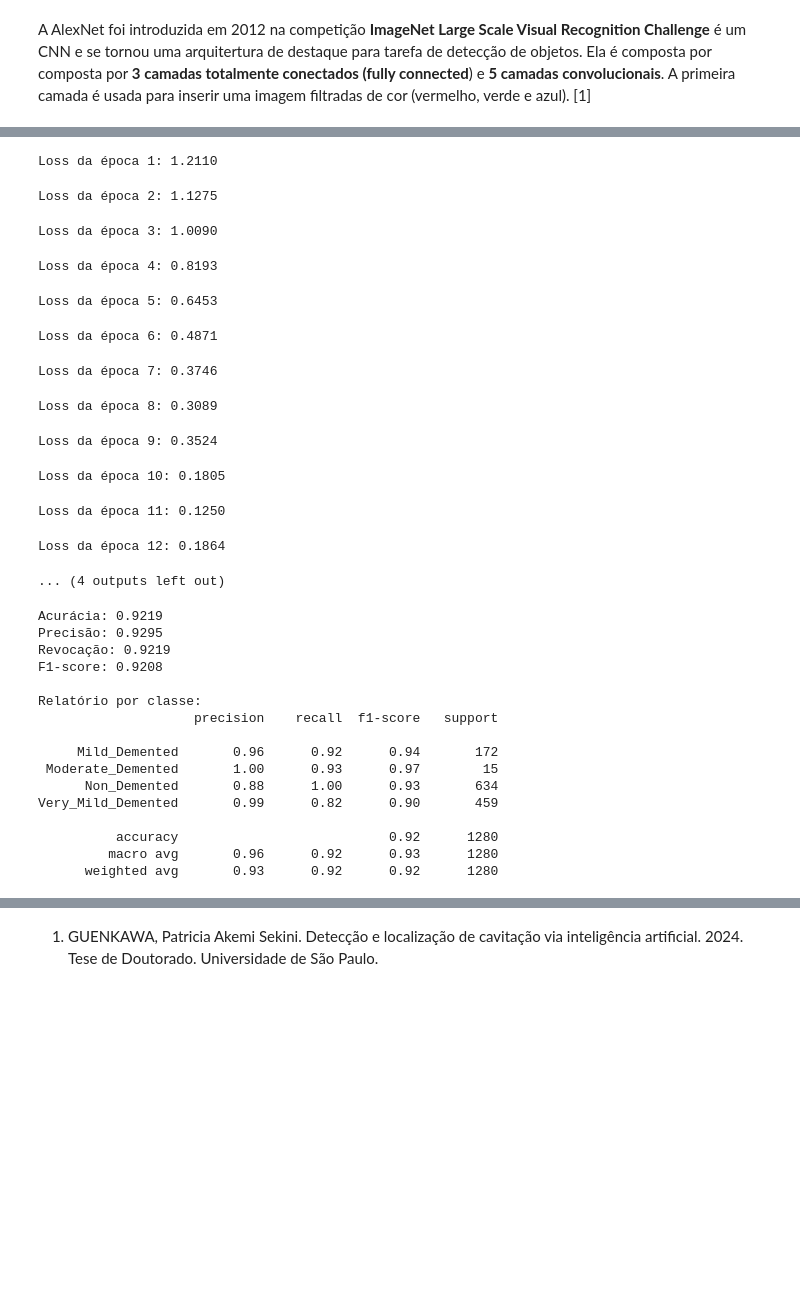
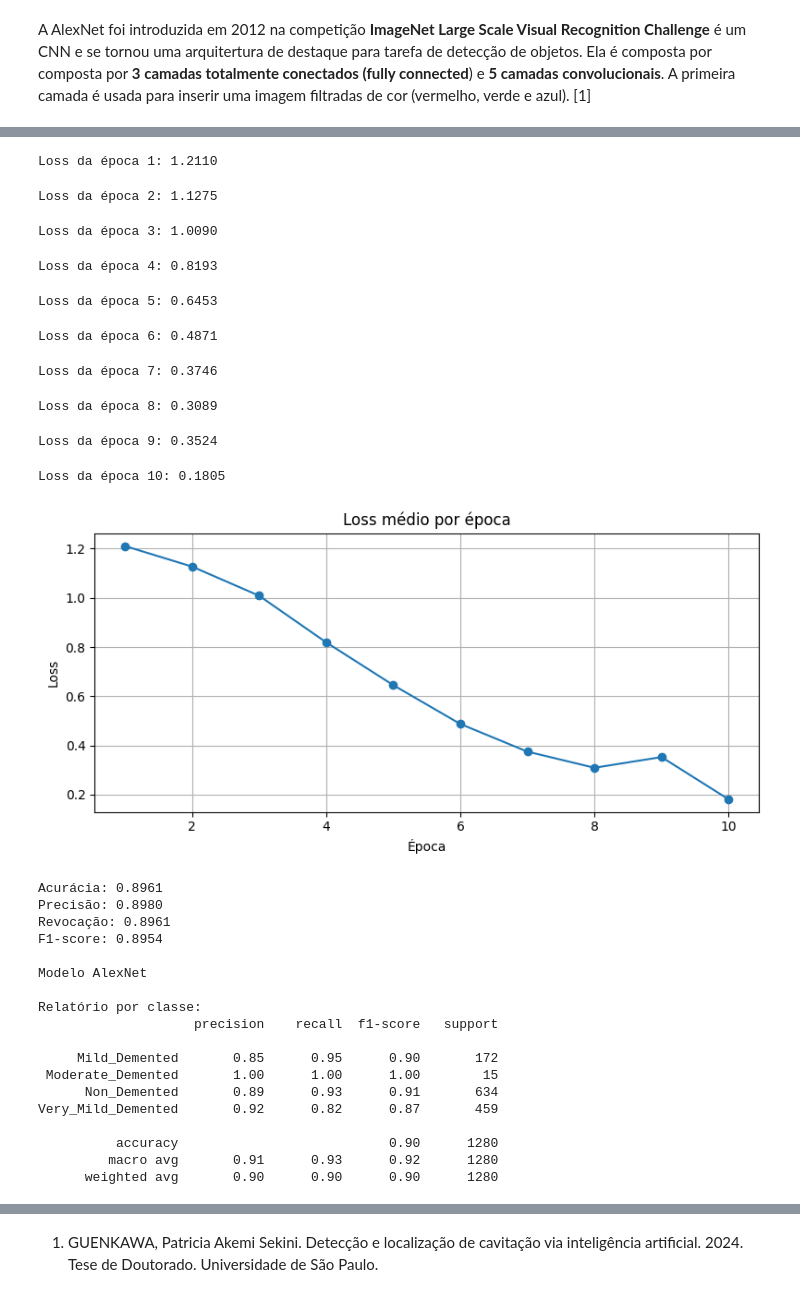
Before and after one commit to lucasjdc/tcc-especializacao, a Jupyter notebook: AlexNet.ipynb, the cells around one changed output, grey strips where cells are left out. Cells and saved outputs as stored; diff of their text form; code cells hidden in the pictures; blank space fills up the shorter version.

Commit message:
Add results from all models and accuracy plots

```diff
--- a/AlexNet.ipynb
+++ b/AlexNet.ipynb
@@ -117,7 +121,9 @@ from tqdm import tqdm
 
 # Inicializa histórico
 epoch_losses = []
-num_epochs = 15
+num_epochs = 10
+
+star_time = time.time()
 
 for epoch in range(num_epochs):
     model.train()
@@ -133,36 +139,37 @@ for epoch in range(num_epochs):
         loss.backward()
         optimizer.step()
 
         running_loss += loss.item()
 
     # Média da época
     epoch_loss = running_loss / len(dataloader)
     epoch_losses.append(epoch_loss)
     print(f"Loss da época {epoch+1}: {epoch_loss:.4f}")
 
+end_time = time.time()
+tempo_total = end_time - star_time
+
 # Grafico por época
 plt.figure(figsize=(8, 4))
 plt.plot(range(1, num_epochs+1), epoch_losses, marker='o')
 plt.title("Loss médio por época")
 plt.xlabel("Época")
 plt.ylabel("Loss")
 plt.grid(True)
 plt.tight_layout()
 plt.show()
 # %% [output]
 Loss da época 1: 1.2110
 Loss da época 2: 1.1275
 Loss da época 3: 1.0090
 Loss da época 4: 0.8193
 Loss da época 5: 0.6453
 Loss da época 6: 0.4871
 Loss da época 7: 0.3746
 Loss da época 8: 0.3089
 Loss da época 9: 0.3524
 Loss da época 10: 0.1805
-Loss da época 11: 0.1250
-Loss da época 12: 0.1864
-... (4 outputs left out)
+[figure, added]
 # %%
 # Caminho para o arquivo de teste
 test_path = '/kaggle/input/alzheimer-mri-disease-classification-dataset/Alzheimer MRI Disease Classification Dataset/Data/test-00000-of-00001-44110b9df98c5585.parquet'
@@ -199,26 +206,31 @@ print(f"Precisão: {precision:.4f}")
 print(f"Revocação: {recall:.4f}")
 print(f"F1-score: {f1:.4f}")
 
+modelo = "AlexNet"
+
 # Relatório completo por classe
+print(f"\nModelo {modelo}")
 print("\nRelatório por classe:")
 print(classification_report(y_true, y_pred, target_names=[label_map[i] for i in range(4)], zero_division=0))
 # %% [output]
-Acurácia: 0.9219
-Precisão: 0.9295
-Revocação: 0.9219
-F1-score: 0.9208
+Acurácia: 0.8961
+Precisão: 0.8980
+Revocação: 0.8961
+F1-score: 0.8954
+
+Modelo AlexNet
 
 Relatório por classe:
                     precision    recall  f1-score   support
 
-     Mild_Demented       0.96      0.92      0.94       172
- Moderate_Demented       1.00      0.93      0.97        15
-      Non_Demented       0.88      1.00      0.93       634
-Very_Mild_Demented       0.99      0.82      0.90       459
+     Mild_Demented       0.85      0.95      0.90       172
+ Moderate_Demented       1.00      1.00      1.00        15
+      Non_Demented       0.89      0.93      0.91       634
+Very_Mild_Demented       0.92      0.82      0.87       459
 
-          accuracy                           0.92      1280
-         macro avg       0.96      0.92      0.93      1280
-      weighted avg       0.93      0.92      0.92      1280
+          accuracy                           0.90      1280
+         macro avg       0.91      0.93      0.92      1280
+      weighted avg       0.90      0.90      0.90      1280
 # %%
 # Calcula a matriz
 cm = confusion_matrix(y_true, y_pred)
```
Also changed, not shown: parts of 6 cells of this notebook, 1 other file.
